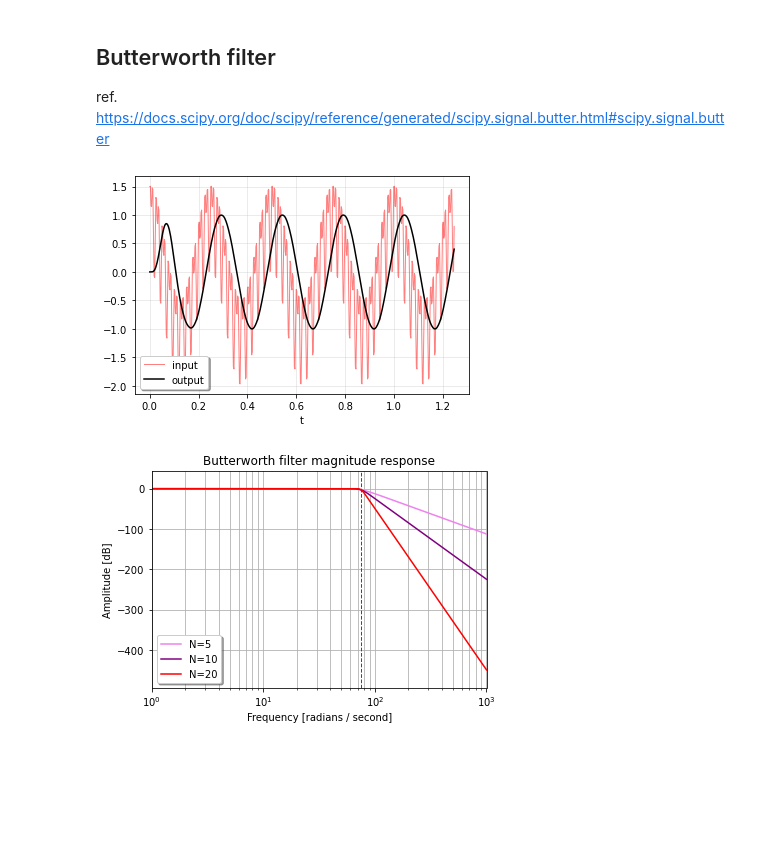
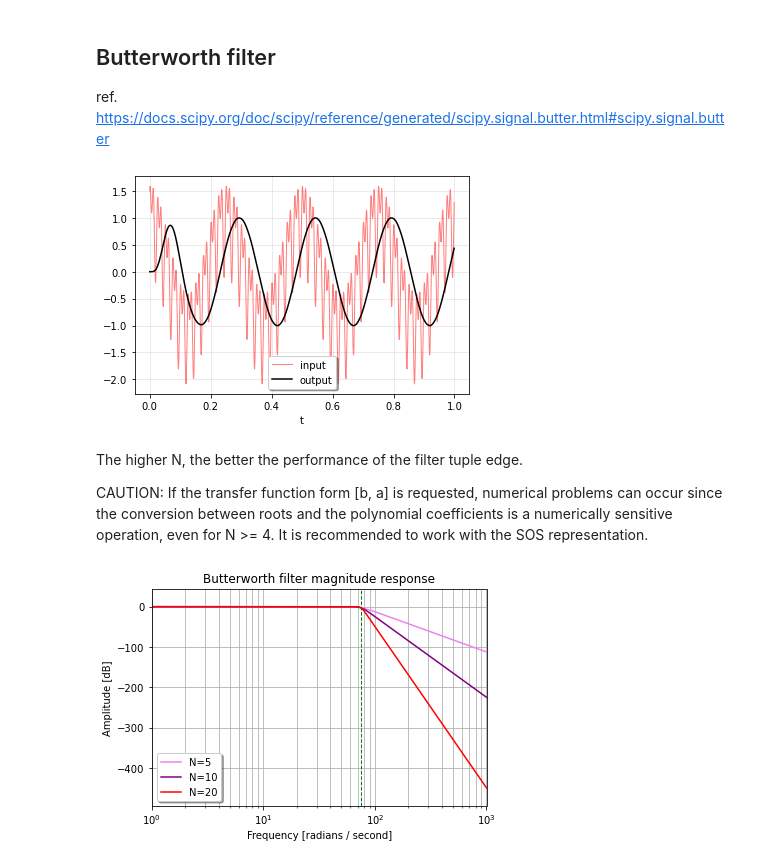
Before and after one commit to sadahry/notebooks, a Jupyter notebook: signal_processing/lowpass_filter.ipynb, the cells around one changed output. Cells and saved outputs as stored; diff of their text form; code cells hidden in the pictures; blank space fills up the shorter version.

```diff
--- a/signal_processing/lowpass_filter.ipynb
+++ b/signal_processing/lowpass_filter.ipynb
@@ -66,21 +66,26 @@ plt.show()
 
 ref. https://docs.scipy.org/doc/scipy/reference/generated/scipy.signal.butter.html#scipy.signal.butter
 # %%
-b, a = signal.butter(N=5, Wn=2*np.pi*12, btype='lowpass', analog=True)
+fs = 1000
+sos = signal.butter(N=5, Wn=12, fs=fs, btype='lowpass', output='sos')
 
-t = np.linspace(0, 1.25, 500, endpoint=False)
-u = (np.cos(2*np.pi*4*t) + 0.6*np.sin(2*np.pi*40*t) + 0.5*np.cos(2*np.pi*80*t))
+t = np.linspace(0, 1, fs, endpoint=False)
+sig = (np.cos(2*np.pi*4*t) + 0.6*np.sin(2*np.pi*40*t) + 0.5*np.cos(2*np.pi*80*t))
 
-tout, yout, xout = signal.lsim((b, a), U=u, T=t)
+sig_filtered = signal.sosfilt(sos, sig)
 
-plt.plot(t, u, 'r', alpha=0.5, linewidth=1, label='input')
-plt.plot(tout, yout, 'k', linewidth=1.5, label='output')
+plt.plot(t, sig, 'r', alpha=0.5, linewidth=1, label='input')
+plt.plot(t, sig_filtered, 'k', linewidth=1.5, label='output')
 plt.legend(loc='best', shadow=True, framealpha=1)
 plt.grid(alpha=0.3)
 plt.xlabel('t')
 plt.show()
 # %% [output]
-[figure, old version]
+[figure, new version]
+# %% [markdown]
+The higher N, the better the performance of the filter tuple edge.
+
+CAUTION: If the transfer function form [b, a] is requested, numerical problems can occur since the conversion between roots and the polynomial coefficients is a numerically sensitive operation, even for N >= 4. It is recommended to work with the SOS representation.
 # %%
 wo = 2*np.pi*12
 N = [5, 10, 20]
```
Also changed, not shown: parts of 2 cells of this notebook.
